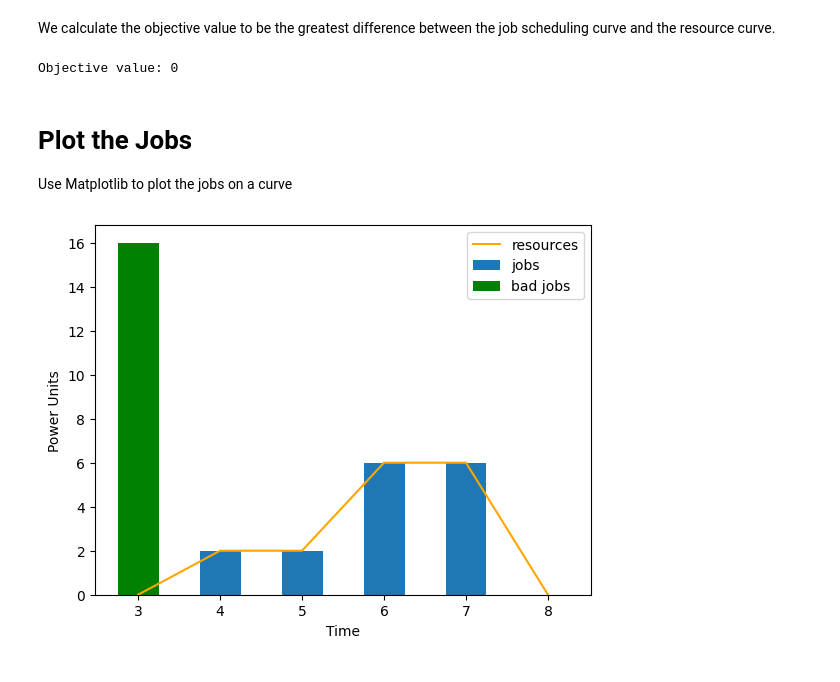
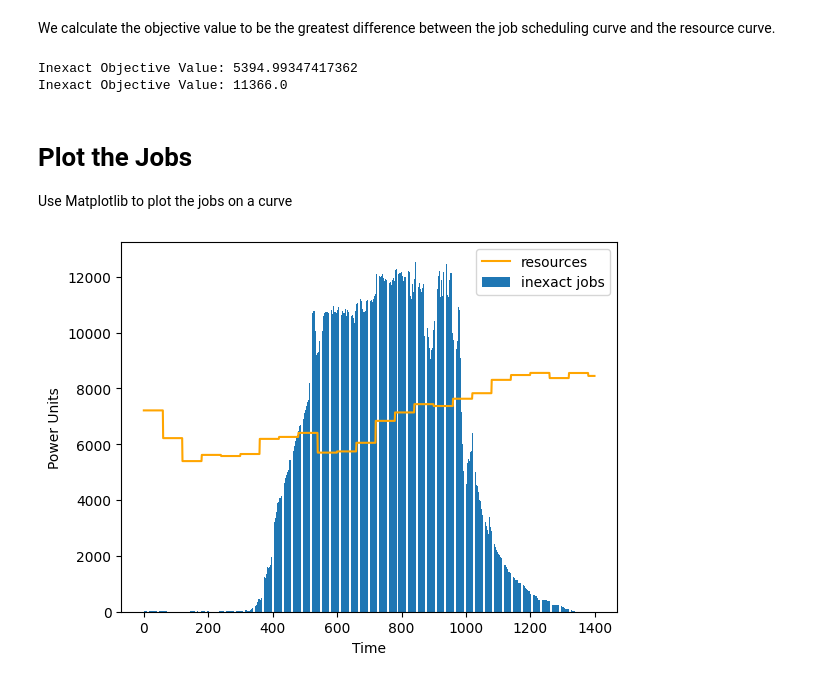
Before and after one commit to calebtheeardley/PeakDemanMinimizationAboveAResourceCurve, a Jupyter notebook: Code/CPLEX/scheduling_lp.ipynb, the cells around one changed output. Saved outputs shown, nothing was run; the diff lists cells and outputs as text; code cells hidden in the pictures.

```diff
--- a/Code/CPLEX/scheduling_lp.ipynb
+++ b/Code/CPLEX/scheduling_lp.ipynb
@@ -106,0 +152,13 @@ resources = [0, 2, 2, 6, 6, 0]
+# %%
+bad_heights = [0 for _ in range(num_time_steps)]
+for job in jobs:
+    aj = job['release'] - start_time
+    hj = job['height']
+    lj = job['length']
+
+    for i in range(aj, aj + lj):
+        bad_heights[i] += hj
+
+print(max(bad_heights), max(resources))
+scale_factor = (max(resources) * 2) / max(bad_heights)
+print(scale_factor)
@@ -107,3 +168,6 @@ resources = [0, 2, 2, 6, 6, 0]
+# %%
+# Iterate through the jobs and add their corresponding heights
+height = [job['height'] * scale_factor for job in jobs]
 # %% [markdown]
 # Decision Variables
 **Decision variables** -> A key component of the ILP. They represent each distint execution interval for each job. They can assume any value in [0, 1].
@@ -267,10 +329,18 @@ for job_id, job in enumerate(final_intervals):
 We calculate the objective value to be the greatest difference between the job scheduling curve and the resource curve.
 # %%
 objective_value = 0
-for i, heights in enumerate(final_heights):
-    if heights - resources[i] > objective_value:
-        objective_value = heights - resources[i]
+for i, height in enumerate(final_heights):
+    if height - resources[i] > objective_value:
+        objective_value = height - resources[i]
 
-print("Objective value:", objective_value)
+print("Inexact Objective Value:", objective_value)
+
+naive_objective_value = 0
+for i, height in enumerate(bad_heights):
+    if (height * scale_factor) - resources[i] > naive_objective_value:
+        naive_objective_value = (height * scale_factor) - resources[i]
+
+print("Inexact Objective Value:", naive_objective_value)
 # %% [output]
-Objective value: 0
+Inexact Objective Value: 5394.99347417362
+Inexact Objective Value: 11366.0
@@ -290,19 +351,16 @@ Use Matplotlib to plot the jobs on a curve
 # %%
 job_graph_xvalues = np.array([i for i in range(start_time, end_time)])
 
 job_graph_yvalues = np.array(final_heights)
-bad_job_graph_yvalues = np.array(bad_heights)
 resources_graph_yvalues = np.array(resources)
 
-
-plt.bar(job_graph_xvalues, job_graph_yvalues, label='jobs', width=0.5)
-plt.bar(job_graph_xvalues, bad_job_graph_yvalues, label='bad jobs', width=0.5, color='green')
+plt.bar(job_graph_xvalues, job_graph_yvalues, label='inexact jobs')
 plt.plot(job_graph_xvalues, resources_graph_yvalues, label='resources', color='orange')
 
 plt.xlabel("Time")
 plt.ylabel("Power Units")
 plt.legend()
 
 plt.show()
 # %% [output]
-[figure, old version]
+[figure, new version]
```
Also changed, not shown: parts of 14 cells of this notebook, 3 other files.
